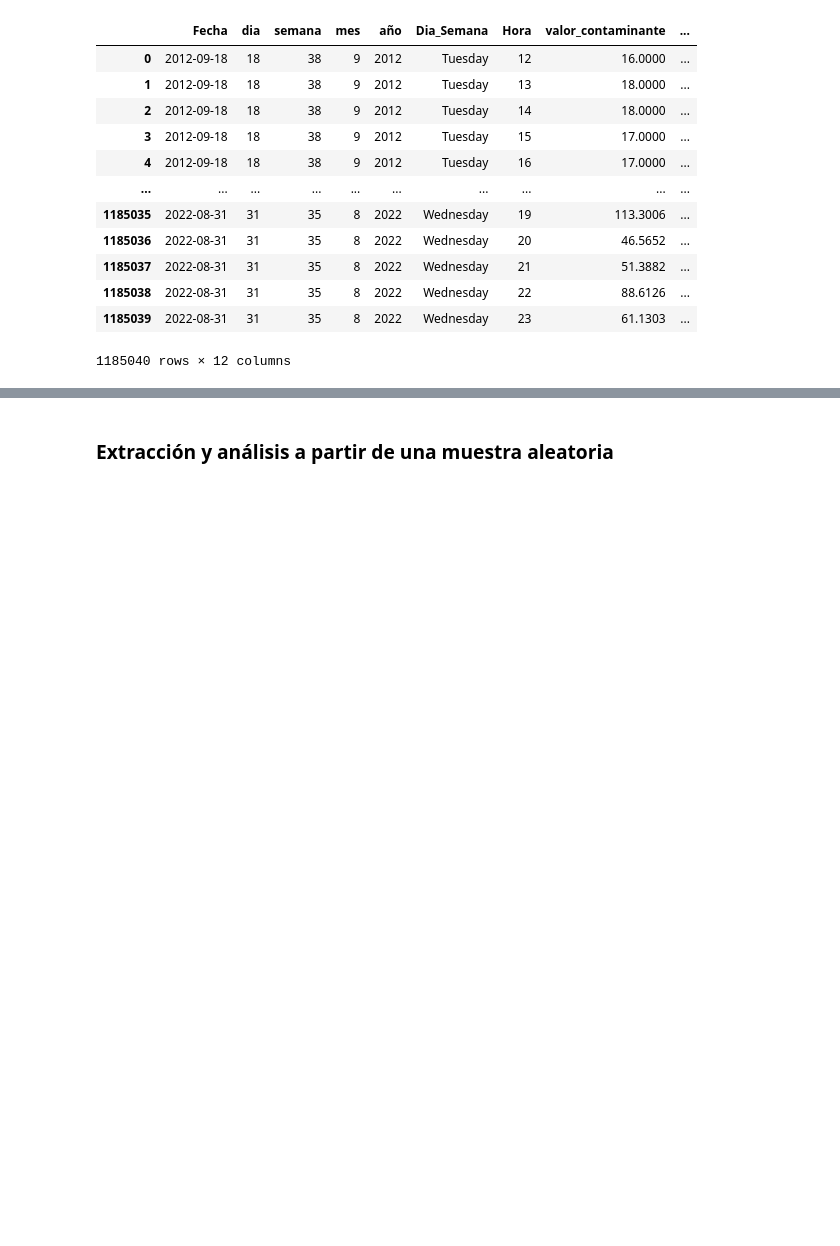
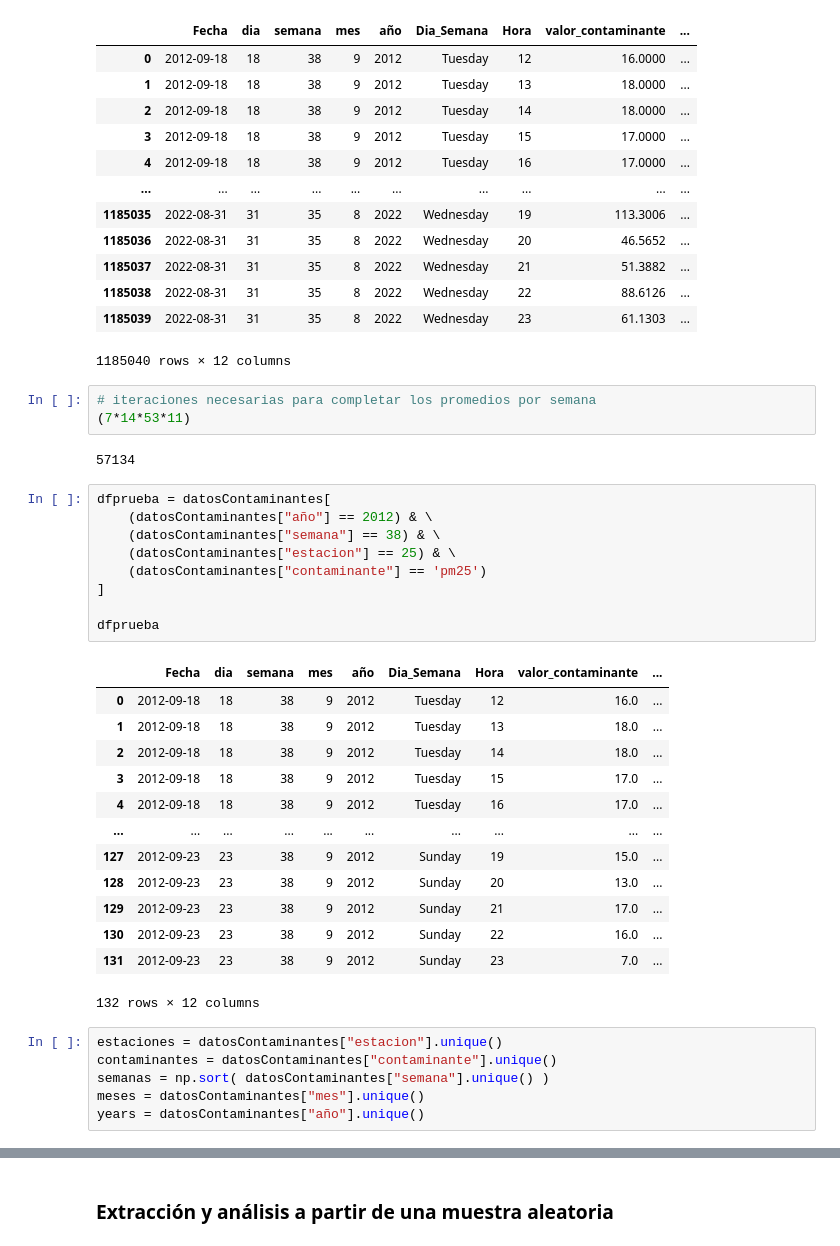
Before and after one commit to LeoUribC/CITRA_DataScience, a Jupyter notebook: Contaminantes/Estudios_PM25.ipynb, the cells around one changed output, grey strips where cells are left out. Drawn from its saved outputs; the diff is of its cells as text; blank space fills up the shorter version.

```diff
--- a/Contaminantes/Estudios_PM25.ipynb
+++ b/Contaminantes/Estudios_PM25.ipynb
@@ -97,3 +96,37 @@ datosContaminantes
 | 1185038 | 2022-08-31 | 31 | 35 | 8 | 2022 | Wednesday | 22 | 88.6126 | ... |
 | 1185039 | 2022-08-31 | 31 | 35 | 8 | 2022 | Wednesday | 23 | 61.1303 | ... |
 1185040 rows × 12 columns
+# %%
+# iteraciones necesarias para completar los promedios por semana
+(7*14*53*11)
+# %% [output]
+57134
+# %%
+dfprueba = datosContaminantes[
+    (datosContaminantes["año"] == 2012) & \
+    (datosContaminantes["semana"] == 38) & \
+    (datosContaminantes["estacion"] == 25) & \
+    (datosContaminantes["contaminante"] == 'pm25')
+]
+
+dfprueba
+# %% [output]
+|  | Fecha | dia | semana | mes | año | Dia_Semana | Hora | valor_contaminante | ... |
+| 0 | 2012-09-18 | 18 | 38 | 9 | 2012 | Tuesday | 12 | 16.0 | ... |
+| 1 | 2012-09-18 | 18 | 38 | 9 | 2012 | Tuesday | 13 | 18.0 | ... |
+| 2 | 2012-09-18 | 18 | 38 | 9 | 2012 | Tuesday | 14 | 18.0 | ... |
+| 3 | 2012-09-18 | 18 | 38 | 9 | 2012 | Tuesday | 15 | 17.0 | ... |
+| 4 | 2012-09-18 | 18 | 38 | 9 | 2012 | Tuesday | 16 | 17.0 | ... |
+| ... | ... | ... | ... | ... | ... | ... | ... | ... | ... |
+| 127 | 2012-09-23 | 23 | 38 | 9 | 2012 | Sunday | 19 | 15.0 | ... |
+| 128 | 2012-09-23 | 23 | 38 | 9 | 2012 | Sunday | 20 | 13.0 | ... |
+| 129 | 2012-09-23 | 23 | 38 | 9 | 2012 | Sunday | 21 | 17.0 | ... |
+| 130 | 2012-09-23 | 23 | 38 | 9 | 2012 | Sunday | 22 | 16.0 | ... |
+| 131 | 2012-09-23 | 23 | 38 | 9 | 2012 | Sunday | 23 | 7.0 | ... |
+132 rows × 12 columns
+# %%
+estaciones = datosContaminantes["estacion"].unique()
+contaminantes = datosContaminantes["contaminante"].unique()
+semanas = np.sort( datosContaminantes["semana"].unique() )
+meses = datosContaminantes["mes"].unique()
+years = datosContaminantes["año"].unique()
```
Also changed, not shown: parts of 8 cells of this notebook, 4 other files.
